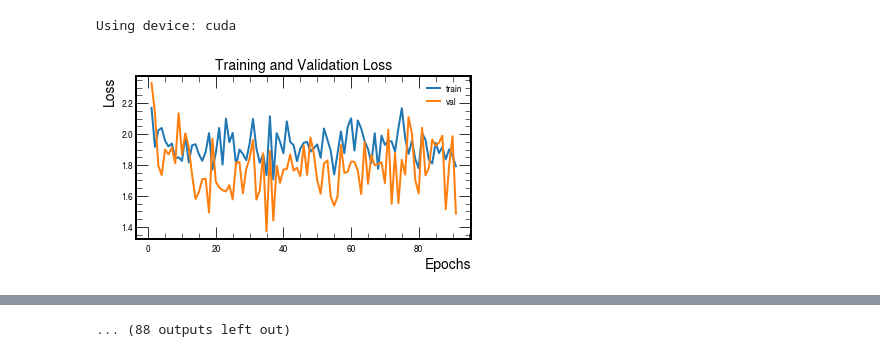
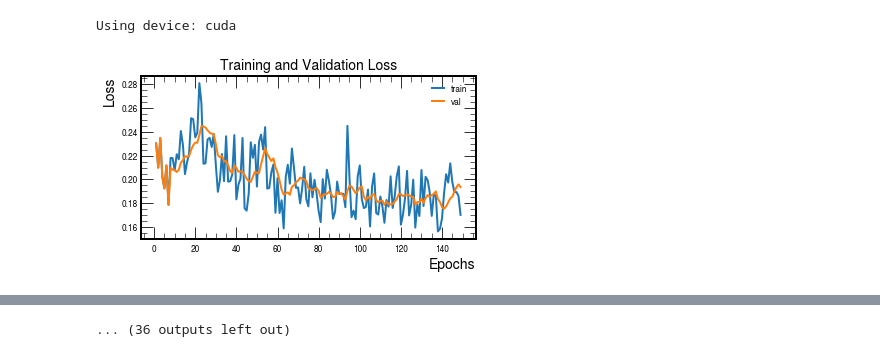
Before and after one commit to chrisizeh/Graph_Linking, a Jupyter notebook: run_transformer.ipynb, the cells around one changed output, grey strips where cells are left out. Cells and saved outputs as stored; diff of their text form; code cells hidden in the pictures.

```diff
--- a/run_transformer.ipynb
+++ b/run_transformer.ipynb
@@ -41,5 +46,5 @@ Using device: cuda
 # %%
 input_length = 20
 max_seq_length = 20
-batch_size = 256
-max_nodes = 66
+batch_size = 128
+max_nodes = 100
@@ -79,0 +82,5 @@ optimizer = optim.Adam(model.parameters(), lr=0.0001, betas=(0.9, 0.98), eps=1e-
+# %%
+# Optionally introduce weight decay
+# optimizer = optim.Adam(model.parameters(), lr=0.001, betas=(0.9, 0.98), eps=1e-9)
+optimizer = torch.optim.Adam(model.parameters(), lr=1e-3)
+scheduler = StepLR(optimizer, step_size=10, gamma=0.8)
@@ -80,6 +95,11 @@ optimizer = optim.Adam(model.parameters(), lr=0.0001, betas=(0.9, 0.98), eps=1e-
+# %%
+def moving_average(a, n=3):
+    ret = np.cumsum(a, dtype=float)
+    ret[n:] = ret[n:] - ret[:-n]
+    ret[:n-1] = a[:n-1]
+    ret[n - 1:] = ret[n - 1:] / n
+    return ret
 # %%
-train_loss_hist = []
-val_loss_hist = []
 # Optionally introduce gradient clipping
 # torch.nn.utils.clip_grad_norm_(model.parameters(), max_norm=1.0)
 
@@ -96,55 +116,52 @@ display_loss = display(1, display_id=True)
 
 optimizer.zero_grad()
 # Training loop
-for epoch in range(epochs):
+for epoch in range(100, 200):
     model.train()
     total_loss = 0
     val_loss = 0
 
-    for sample in tqdm(train_dl, desc="training"):
+    for sample in tqdm(test_dl, desc="training"):
         output = model(sample[0].to(device), sample[1].to(device))
-#             loss = criterion(output.contiguous().view(-1, vocab_size), target_tensor.contiguous().view(-1), output.argmax(-1)[0, -1].item(), sample[i].input, sample[i].group)
-#         loss = criterion(output.contiguous().view(-1, vocab_size), sample[2].to(device).contiguous().view(-1))
-        loss = criterion(output.contiguous().view(-1, vocab_size), sample[3].to(device))
+        loss = criterion(output.contiguous().view(-1, vocab_size)-padding, (sample[3]-padding).to(device))
         loss.backward()
         optimizer.step()
         total_loss += loss.item()
 
-    loss = total_loss / len(train_dl)
+    loss = total_loss / len(test_dl)
     print(f"Epoch {epoch+1}, Loss: {loss:.6f}")
     train_loss_hist.append(loss)
-
-    model.eval()
-    for sample in tqdm(test_dl, desc="test"):
-        output = model(sample[0].to(device), sample[1].to(device))
-        loss = criterion(output.contiguous().view(-1, vocab_size), sample[3].to(device))
-#         loss = criterion(output.contiguous().view(-1, vocab_size), sample[2].to(device).contiguous().view(-1))
-        loss.backward()
-        optimizer.step()
-        val_loss += loss.item()
-
-    val_loss = val_loss / len(test_dl)
-    print(f"Epoch {epoch+1}, Val Loss: {loss:.6f}")
-    val_loss_hist.append(val_loss)
+#     model.eval()
+#     for sample in tqdm(test_dl, desc="test"):
+#         output = model(sample[0].to(device), sample[1].to(device))
+#         loss = criterion(output.contiguous().view(-1, vocab_size)-padding, (sample[3]-padding).to(device))
+#         optimizer.step()
+#         val_loss += loss.item()
+#     val_loss = val_loss / len(test_dl)
+#     print(f"Epoch {epoch+1}, Val Loss: {loss:.6f}")
+#     val_loss_hist.append(val_loss)
 
     ax_loss.clear()
-    plot_loss(train_loss_hist, val_loss_hist, ax=ax_loss)
+    plot_loss(train_loss_hist, moving_average(train_loss_hist, 8), ax=ax_loss)
     display_loss.update(fig_loss)
     time.sleep(1)
+
+    scheduler.step()
+    print(f"Epoch {epoch+1}, LR: {scheduler.get_last_lr()[0]}")
 
 
 
     # Early stopping
 #     if loss < best_loss:
 #         best_loss = val_loss
 #         best_model_weights = copy.deepcopy(model.state_dict())  # Deep copy here
 #         patience = 10  # Reset patience counter
 #     else:
 #         patience -= 1
 #         if patience == 0:
 #             break
 
 # Load the best model weights
 # model.load_state_dict(best_model_weights)
 # %% [output]
-[figure, old version]
+[figure, new version]
@@ -162 +190 @@ Epoch 6, Loss: 1.919854
-... (88 outputs left out)
+... (36 outputs left out)
```
Also changed, not shown: parts of 19 cells of this notebook, 5 other files.
